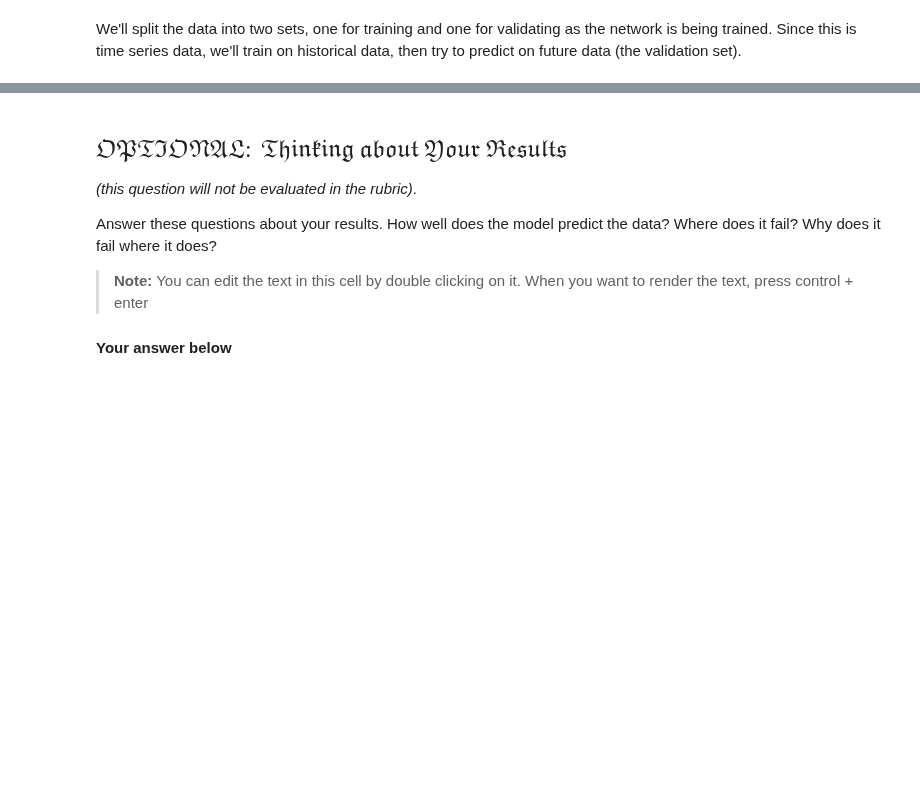
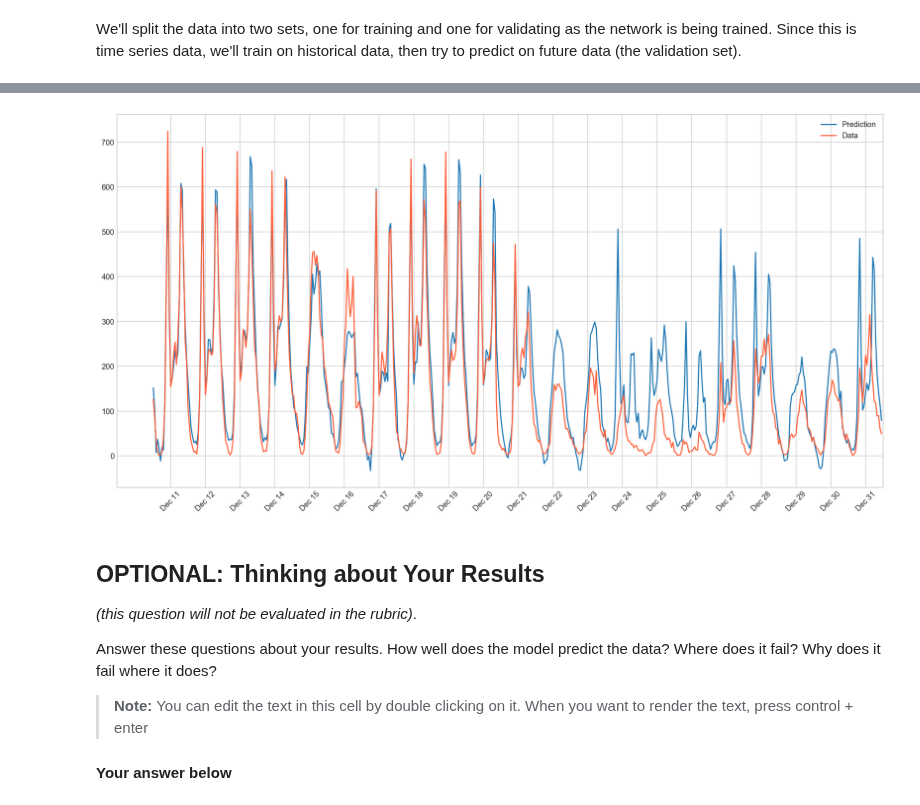
Before and after one commit to OlgaBelitskaya/deep_learning_nanodegree_nd101, a Jupyter notebook: Deep_Learning_ND_P1/DL_ND_P1_V0.ipynb, the cells around one changed output, grey strips where cells are left out. Cells and saved outputs as stored; diff of their text form; code cells hidden in the pictures; blank space fills up the shorter version.

```diff
--- a/Deep_Learning_ND_P1/DL_ND_P1_V0.ipynb
+++ b/Deep_Learning_ND_P1/DL_ND_P1_V0.ipynb
@@ -423,20 +456,20 @@ Here, use the test data to view how well your network is modeling the data. If s
 # %%
 hide_code
-fig, ax = plt.subplots(figsize=(8,4))
+fig, ax = plt.subplots(figsize=(18,9))
 
-mean, std = scaled_features['cnt']
-predictions = network.run(test_features).T*std + mean
-ax.plot(predictions[0], label='Prediction')
-ax.plot((test_targets['cnt']*std + mean).values, label='Data')
-ax.set_xlim(right=len(predictions))
+ax.plot(np.array(predictions)[0], label='Prediction')
+ax.plot((test_targets['cnt']*std + mean).values, color='#ff603b', label='Data')
+ax.set_xlim(right=np.array(predictions).shape[1])
 ax.legend()
 
-dates = pd.to_datetime(rides.ix[test_data.index]['dteday'])
+dates = pd.to_datetime(rides.iloc[test_data.index]['dteday'])
 dates = dates.apply(lambda d: d.strftime('%b %d'))
 ax.set_xticks(np.arange(len(dates))[12::24])
 _ = ax.set_xticklabels(dates[12::24], rotation=45)
+# %% [output]
+[figure, added]
 # %% [markdown]
-## $\mathfrak {OPTIONAL: \ Thinking \ about \ Your \ Results}$
+## OPTIONAL: Thinking about Your Results
 _(this question will not be evaluated in the rubric)_.
 
 Answer these questions about your results. How well does the model predict the data? Where does it fail? Why does it fail where it does?
```
Also changed, not shown: parts of 18 cells of this notebook.
